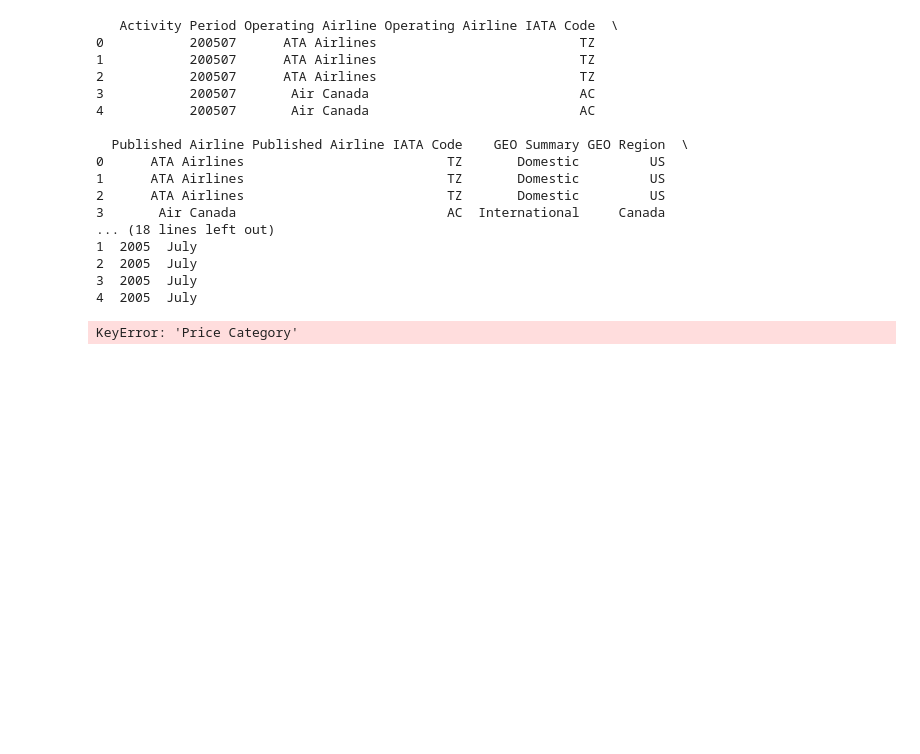
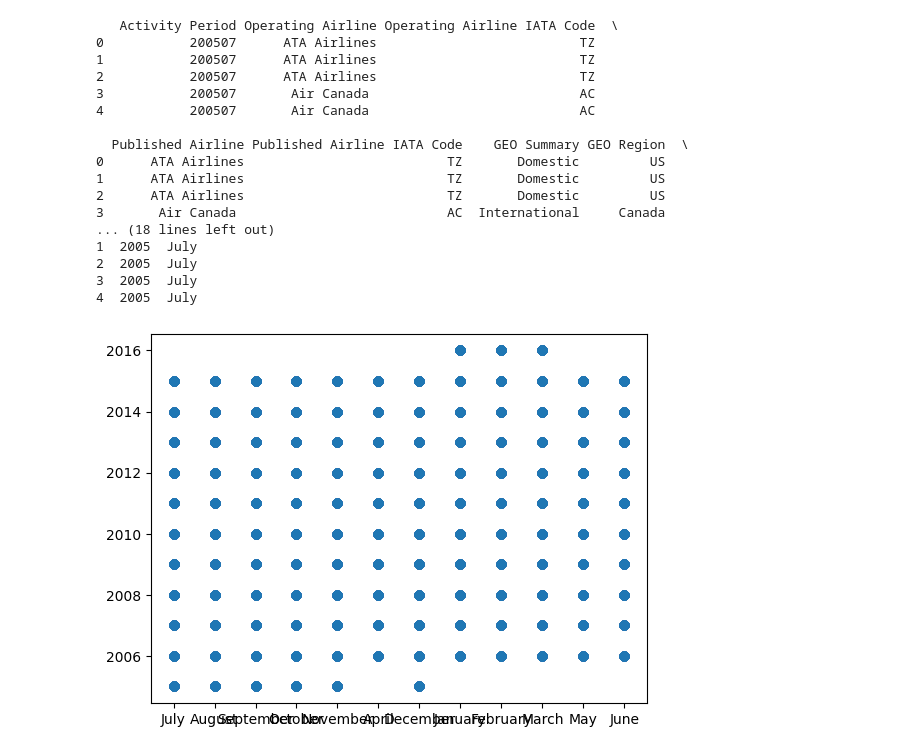
Before and after one commit to jzazooro/trabajofinal, a Jupyter notebook: parte3.ipynb, the cells around one changed output. Cells and saved outputs as stored; diff of their text form; code cells hidden in the pictures; blank space fills up the shorter version.

```diff
--- a/parte3.ipynb
+++ b/parte3.ipynb
@@ -23,49 +23,32 @@ from sklearn.linear_model import RANSACRegressor
 from sklearn.linear_model import HuberRegressor
 
 #leer el csv
 import pandas as pd
 data = pd.read_csv('air_traffic_data.csv', delimiter=",")
 print(data.head())
 
 #analisis del csv
 data.describe()
 
 #graficar
-plt.scatter(data['Month'], data['Price Category'])
+plt.scatter(data['Month'], data['Year'])
 plt.show()
-
-#regresion lineal
-x = data['Month'].values.reshape(-1, 1)
-y = data['Price Category'].values.reshape(-1, 1)
-
-x_train, x_test, y_train, y_test = train_test_split(x, y, test_size=0.2, random_state=0)
-
-regresion = LinearRegression()
-regresion.fit(x_train, y_train)
-
-#graficar
-plt.scatter(x_train, y_train, color='red')
-plt.plot(x_train, regresion.predict(x_train), color='blue')
-plt.title('Regresion Lineal')
-plt.xlabel('x')
-plt.ylabel('y')
-plt.show()
 # %% [output]
    Activity Period Operating Airline Operating Airline IATA Code  \
 0           200507      ATA Airlines                          TZ
 1           200507      ATA Airlines                          TZ
 2           200507      ATA Airlines                          TZ
 3           200507       Air Canada                           AC
 4           200507       Air Canada                           AC
 
   Published Airline Published Airline IATA Code    GEO Summary GEO Region  \
 0      ATA Airlines                          TZ       Domestic         US
 1      ATA Airlines                          TZ       Domestic         US
 2      ATA Airlines                          TZ       Domestic         US
 3       Air Canada                           AC  International     Canada
 ... (18 lines left out)
 1  2005  July
 2  2005  July
 3  2005  July
 4  2005  July
-KeyError: 'Price Category'
+[figure, added]
```
Also changed, not shown: parts of 5 cells of this notebook.
